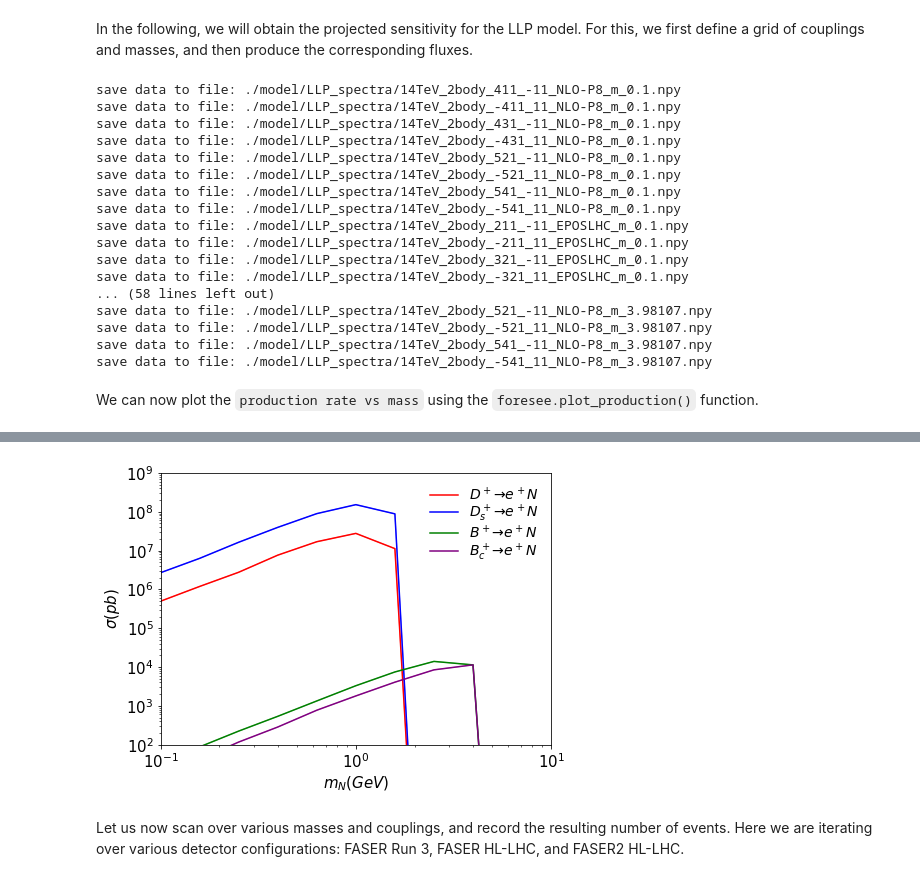
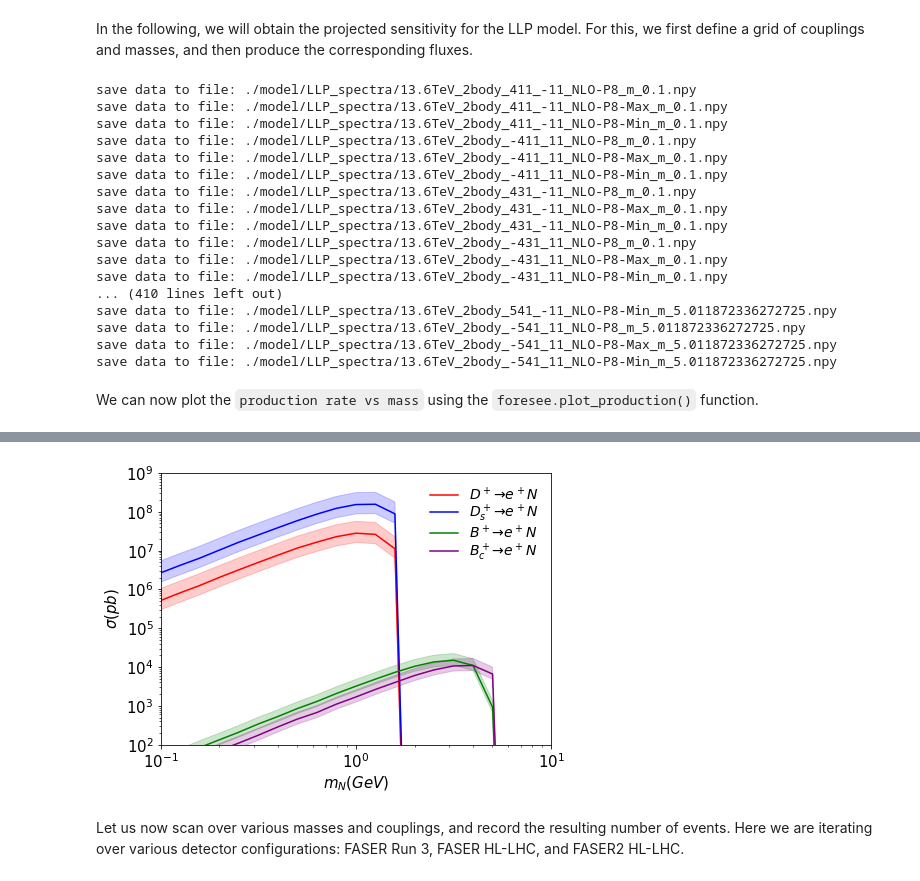
Before and after one commit to KlingFelix/FORESEE, a Jupyter notebook: Models/HNL/HNL_100.ipynb, the cells around one changed output, grey strips where cells are left out. Saved outputs shown, nothing was run; the diff lists cells and outputs as text; code cells hidden in the pictures.

```diff
--- a/Models/HNL/HNL_100.ipynb
+++ b/Models/HNL/HNL_100.ipynb
@@ -142,0 +24,4 @@ for label, pid_tau, pid_had, sign_had, generator in channels:
+# %%
+energy = "13.6"
+modelname="HNL"
+model = Model(modelname, path="./")
@@ -142,0 +30,6 @@ for label, pid_tau, pid_had, sign_had, generator in channels:
+# %%
+hnl = HeavyNeutralLepton(ve=0, vmu=0, vtau=1)
+hnl.set_generators(
+    generators_light = ['EPOSLHC', 'SIBYLL', 'QGSJET'],
+    generators_heavy = ['NLO-P8','NLO-P8-Max', 'NLO-P8-Min']
+)
@@ -142,0 +42,15 @@ for label, pid_tau, pid_had, sign_had, generator in channels:
+# %%
+allchannels=[]
+production_channels = []
+for label, pid0, pid1, br, generator, description in hnl.get_channels_2body():
+    print ('include:', description)
+    model.add_production_2bodydecay(
+        label = label,
+        pid0 = pid0,
+        pid1 = pid1,
+        br = br,
+        generator = generator,
+        energy = energy,
+        nsample = 100,
+    )
+    production_channels.append([label, None, description])
@@ -498,35 +410,35 @@ plt.show()
 # %% [markdown]
 In the following, we will obtain the projected sensitivity for the LLP model. For this, we first define a grid of couplings and masses, and then produce the corresponding fluxes.
 # %%
-couplings = np.logspace(-5,0,50+1)
+masses = np.logspace(-1,1,20+1)
 for mass in masses: foresee.get_llp_spectrum(mass=mass,coupling=1)
 # %% [output]
-save data to file: ./model/LLP_spectra/14TeV_2body_411_-11_NLO-P8_m_0.1.npy
-save data to file: ./model/LLP_spectra/14TeV_2body_-411_11_NLO-P8_m_0.1.npy
-save data to file: ./model/LLP_spectra/14TeV_2body_431_-11_NLO-P8_m_0.1.npy
-save data to file: ./model/LLP_spectra/14TeV_2body_-431_11_NLO-P8_m_0.1.npy
-save data to file: ./model/LLP_spectra/14TeV_2body_521_-11_NLO-P8_m_0.1.npy
-save data to file: ./model/LLP_spectra/14TeV_2body_-521_11_NLO-P8_m_0.1.npy
-save data to file: ./model/LLP_spectra/14TeV_2body_541_-11_NLO-P8_m_0.1.npy
-save data to file: ./model/LLP_spectra/14TeV_2body_-541_11_NLO-P8_m_0.1.npy
-save data to file: ./model/LLP_spectra/14TeV_2body_211_-11_EPOSLHC_m_0.1.npy
-save data to file: ./model/LLP_spectra/14TeV_2body_-211_11_EPOSLHC_m_0.1.npy
-save data to file: ./model/LLP_spectra/14TeV_2body_321_-11_EPOSLHC_m_0.1.npy
-save data to file: ./model/LLP_spectra/14TeV_2body_-321_11_EPOSLHC_m_0.1.npy
-... (58 lines left out)
-save data to file: ./model/LLP_spectra/14TeV_2body_521_-11_NLO-P8_m_3.98107.npy
-save data to file: ./model/LLP_spectra/14TeV_2body_-521_11_NLO-P8_m_3.98107.npy
-save data to file: ./model/LLP_spectra/14TeV_2body_541_-11_NLO-P8_m_3.98107.npy
-save data to file: ./model/LLP_spectra/14TeV_2body_-541_11_NLO-P8_m_3.98107.npy
+save data to file: ./model/LLP_spectra/13.6TeV_2body_411_-11_NLO-P8_m_0.1.npy
+save data to file: ./model/LLP_spectra/13.6TeV_2body_411_-11_NLO-P8-Max_m_0.1.npy
+save data to file: ./model/LLP_spectra/13.6TeV_2body_411_-11_NLO-P8-Min_m_0.1.npy
+save data to file: ./model/LLP_spectra/13.6TeV_2body_-411_11_NLO-P8_m_0.1.npy
+save data to file: ./model/LLP_spectra/13.6TeV_2body_-411_11_NLO-P8-Max_m_0.1.npy
+save data to file: ./model/LLP_spectra/13.6TeV_2body_-411_11_NLO-P8-Min_m_0.1.npy
+save data to file: ./model/LLP_spectra/13.6TeV_2body_431_-11_NLO-P8_m_0.1.npy
+save data to file: ./model/LLP_spectra/13.6TeV_2body_431_-11_NLO-P8-Max_m_0.1.npy
+save data to file: ./model/LLP_spectra/13.6TeV_2body_431_-11_NLO-P8-Min_m_0.1.npy
+save data to file: ./model/LLP_spectra/13.6TeV_2body_-431_11_NLO-P8_m_0.1.npy
+save data to file: ./model/LLP_spectra/13.6TeV_2body_-431_11_NLO-P8-Max_m_0.1.npy
+save data to file: ./model/LLP_spectra/13.6TeV_2body_-431_11_NLO-P8-Min_m_0.1.npy
+... (410 lines left out)
+save data to file: ./model/LLP_spectra/13.6TeV_2body_541_-11_NLO-P8-Min_m_5.011872336272725.npy
+save data to file: ./model/LLP_spectra/13.6TeV_2body_-541_11_NLO-P8_m_5.011872336272725.npy
+save data to file: ./model/LLP_spectra/13.6TeV_2body_-541_11_NLO-P8-Max_m_5.011872336272725.npy
+save data to file: ./model/LLP_spectra/13.6TeV_2body_-541_11_NLO-P8-Min_m_5.011872336272725.npy
 # %% [markdown]
 We can now plot the `production rate vs mass` using the `foresee.plot_production()` function.
 # %%
 productions = [
-    {"channels": ["2body_411_-11"] , "color": "red"    , "label": r"$D^+ \to e^+ N$"  , "generators": [generators[gen_ind]]  },
-    {"channels": ["2body_431_-11"] , "color": "blue"   , "label": r"$D_s^+ \to e^+ N$", "generators": [generators[gen_ind]]  },
-    {"channels": ["2body_521_-11"] , "color": "green"  , "label": r"$B^+ \to e^+ N$"  , "generators": [generators[gen_ind]]  },
-    {"channels": ["2body_541_-11"] , "color": "purple" , "label": r"$B_c^+ \to e^+ N$", "generators": [generators[gen_ind]]  },
-    ]
+    {"channels": ["2body_411_-11"] , "color": "red"    , "label": r"$D^+ \to e^+ N$"  , "generators": ['NLO-P8','NLO-P8-Max', 'NLO-P8-Min']  },
+    {"channels": ["2body_431_-11"] , "color": "blue"   , "label": r"$D_s^+ \to e^+ N$", "generators": ['NLO-P8','NLO-P8-Max', 'NLO-P8-Min']  },
+    {"channels": ["2body_521_-11"] , "color": "green"  , "label": r"$B^+ \to e^+ N$"  , "generators": ['NLO-P8','NLO-P8-Max', 'NLO-P8-Min']  },
+    {"channels": ["2body_541_-11"] , "color": "purple" , "label": r"$B_c^+ \to e^+ N$", "generators": ['NLO-P8','NLO-P8-Max', 'NLO-P8-Min']  },
+]
 
 foresee.plot_production(
         masses=masses,
@@ -549,4 +461,4 @@ foresee.plot_production(
-[figure, old version]
+[figure, new version]
 # %% [markdown]
 Let us now scan over various masses and couplings, and record the resulting number of events. Here we are iterating over various detector configurations: FASER Run 3, FASER HL-LHC, and FASER2 HL-LHC.
 # %%
```
Also changed, not shown: parts of 35 cells of this notebook, 3 other files.
